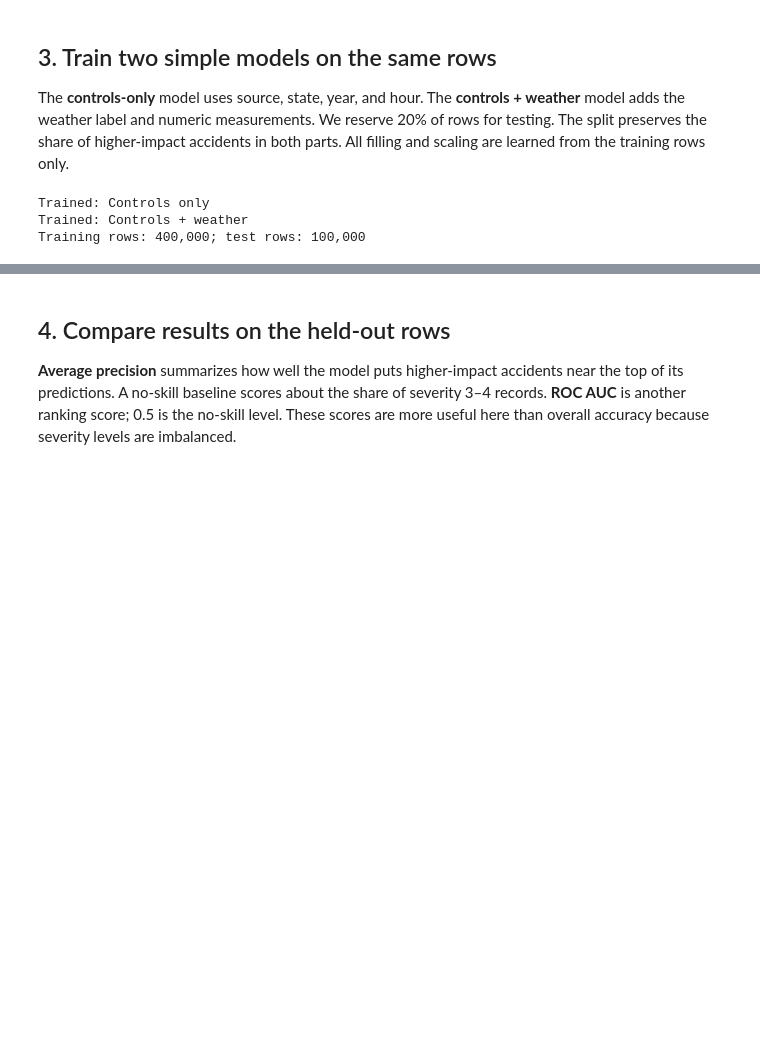
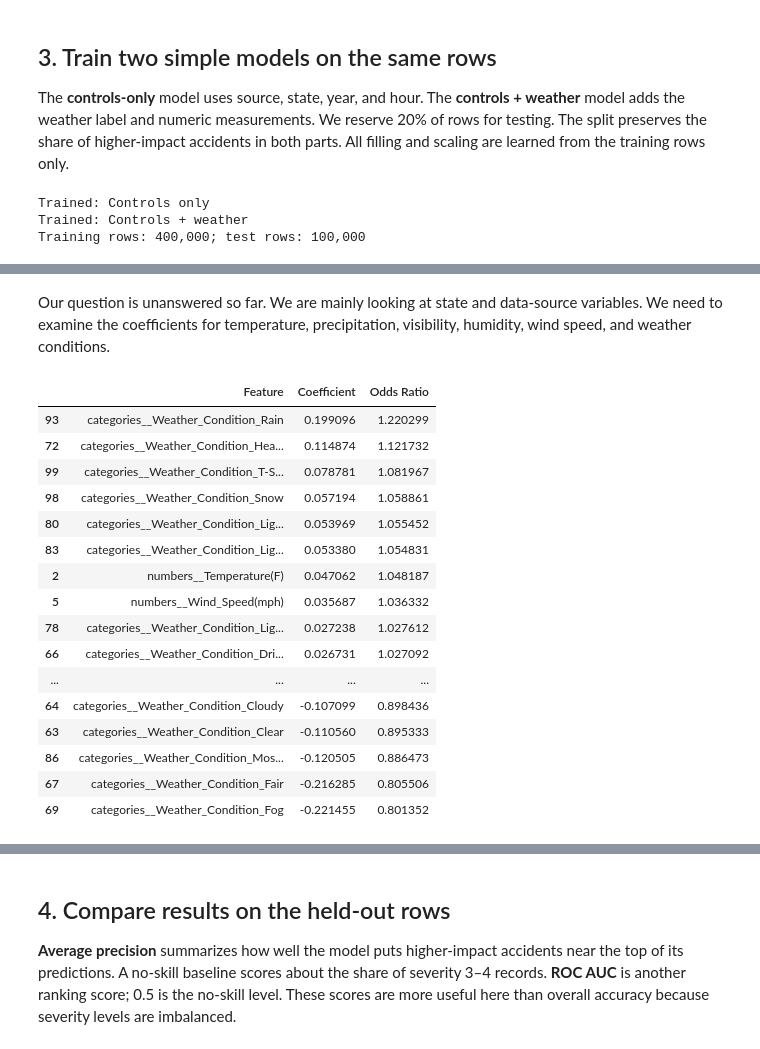
Before and after one commit to XmanJL/rolypoly-in-need4data, a Jupyter notebook: experiments/q1_weather_severity_model.ipynb, the cells around one changed output, grey strips where cells are left out. Drawn from its saved outputs; the diff is of its cells as text; code cells hidden in the pictures; blank space fills up the shorter version.

Commit message:
Add weather severity coefficient and odds ratio analysis

```diff
--- a/experiments/q1_weather_severity_model.ipynb
+++ b/experiments/q1_weather_severity_model.ipynb
@@ -128,0 +179,41 @@ Training rows: 400,000; test rows: 100,000
+# %% [markdown]
+Our question is unanswered so far.  We are mainly looking at state and data-source variables. We need to examine the coefficients for temperature, precipitation, visibility, humidity, wind speed, and weather conditions.
+# %%
+#gather
+weather_terms = [
+    'Temperature', 'Humidity', 'Visibility',
+    'Wind_Speed', 'Precipitation', 'Weather_Condition'
+]
+
+#filter
+weather_results = coefficient_table[
+    coefficient_table['Feature'].str.contains(
+        '|'.join(weather_terms), regex=True
+    )
+].copy()
+
+#sort (by coeff.)
+weather_results = weather_results.sort_values(
+    'Coefficient', ascending=False
+)
+
+#show
+display(weather_results)
+# %% [output]
+|  | Feature | Coefficient | Odds Ratio |
+| 93 | categories__Weather_Condition_Rain | 0.199096 | 1.220299 |
+| 72 | categories__Weather_Condition_Hea... | 0.114874 | 1.121732 |
+| 99 | categories__Weather_Condition_T-S... | 0.078781 | 1.081967 |
+| 98 | categories__Weather_Condition_Snow | 0.057194 | 1.058861 |
+| 80 | categories__Weather_Condition_Lig... | 0.053969 | 1.055452 |
+| 83 | categories__Weather_Condition_Lig... | 0.053380 | 1.054831 |
+| 2 | numbers__Temperature(F) | 0.047062 | 1.048187 |
+| 5 | numbers__Wind_Speed(mph) | 0.035687 | 1.036332 |
+| 78 | categories__Weather_Condition_Lig... | 0.027238 | 1.027612 |
+| 66 | categories__Weather_Condition_Dri... | 0.026731 | 1.027092 |
+| ... | ... | ... | ... |
+| 64 | categories__Weather_Condition_Cloudy | -0.107099 | 0.898436 |
+| 63 | categories__Weather_Condition_Clear | -0.110560 | 0.895333 |
+| 86 | categories__Weather_Condition_Mos... | -0.120505 | 0.886473 |
+| 67 | categories__Weather_Condition_Fair | -0.216285 | 0.805506 |
+| 69 | categories__Weather_Condition_Fog | -0.221455 | 0.801352 |
```
Also changed, not shown: parts of 3 cells of this notebook.
